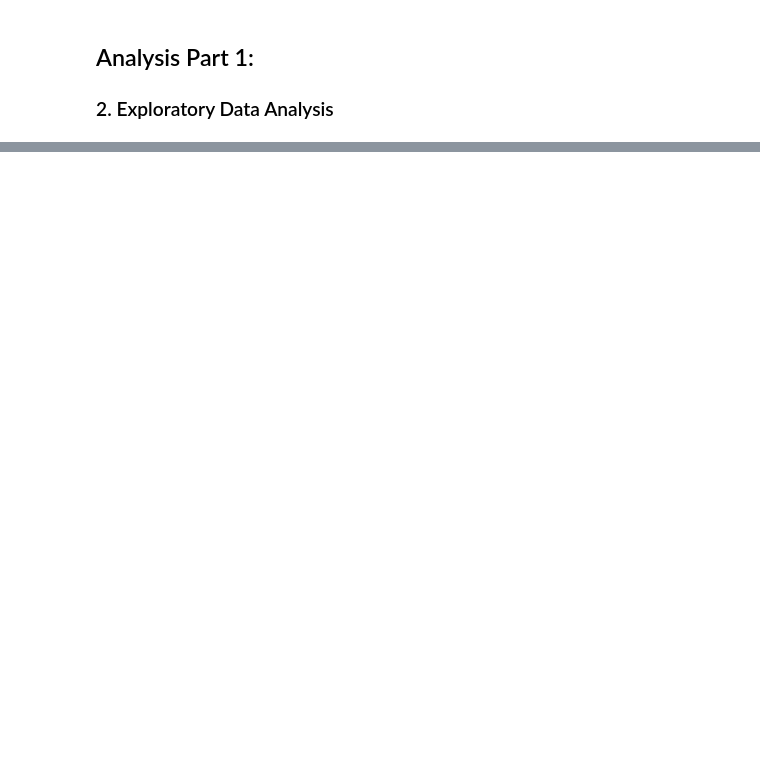
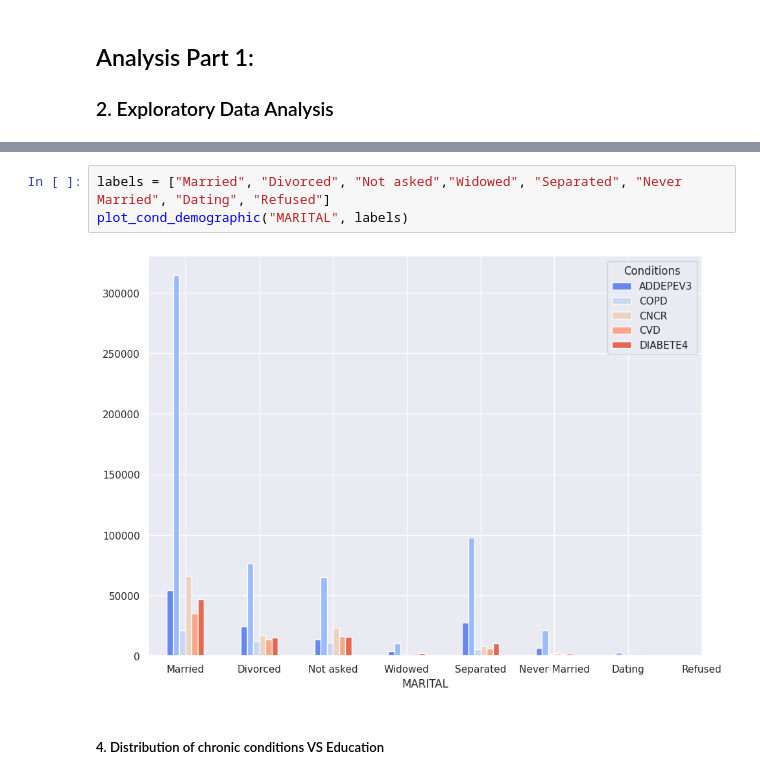
Before and after one commit to greghowa/CS6140-HW6, a Jupyter notebook: assignment6.ipynb, the cells around one changed output, grey strips where cells are left out. Saved outputs shown, nothing was run; the diff lists cells and outputs as text; blank space fills up the shorter version.

```diff
--- a/assignment6.ipynb
+++ b/assignment6.ipynb
@@ -357,0 +493,7 @@ feature_cols = ['INCOME2', '_AGE_G', 'MARITAL', '_SEX', '_EDUCAG', '_RACE', '_RF
+# %%
+labels = ["Married", "Divorced", "Not asked","Widowed", "Separated", "Never Married", "Dating", "Refused"]
+plot_cond_demographic("MARITAL", labels)
+# %% [output]
+[figure, added]
+# %% [markdown]
+##### 4. Distribution of chronic conditions VS Education
```
Also changed, not shown: parts of 44 cells of this notebook.
